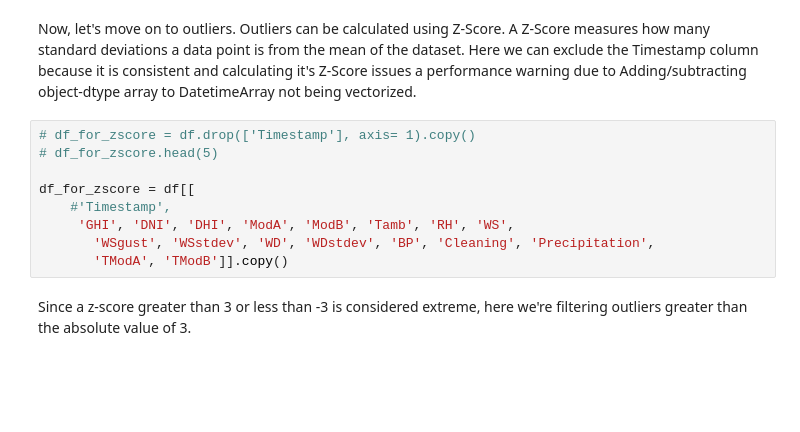
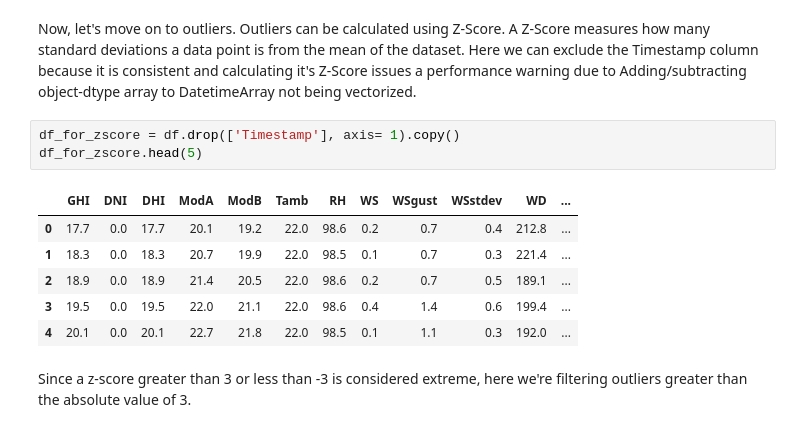
Before and after one commit to selamasnake/Kifiya-week-0, a Jupyter notebook: src/notebooks/sierraleone/data_preparation.ipynb, the cells around one changed output. Drawn from its saved outputs; the diff is of its cells as text; blank space fills up the shorter version.

```diff
--- a/src/notebooks/sierraleone/data_preparation.ipynb
+++ b/src/notebooks/sierraleone/data_preparation.ipynb
@@ -161,15 +147,16 @@ df.describe()
 #### Z-Score Analysis
 # %% [markdown]
 Now, let's move on to outliers. Outliers can be calculated using Z-Score. A Z-Score measures how many standard deviations a data point is from the mean of the dataset. Here we can exclude the Timestamp column because it is consistent and calculating it's Z-Score issues a performance warning due to Adding/subtracting object-dtype array to DatetimeArray not being vectorized.
-# %%
-# df_for_zscore = df.drop(['Timestamp'], axis= 1).copy()
-# df_for_zscore.head(5)
-
-df_for_zscore = df[[
-    #'Timestamp',
-     'GHI', 'DNI', 'DHI', 'ModA', 'ModB', 'Tamb', 'RH', 'WS',
-       'WSgust', 'WSstdev', 'WD', 'WDstdev', 'BP', 'Cleaning', 'Precipitation',
-       'TModA', 'TModB']].copy()
+# %%
+df_for_zscore = df.drop(['Timestamp'], axis= 1).copy()
+df_for_zscore.head(5)
+# %% [output]
+|  | GHI | DNI | DHI | ModA | ModB | Tamb | RH | WS | WSgust | WSstdev | WD | ... |
+| 0 | 17.7 | 0.0 | 17.7 | 20.1 | 19.2 | 22.0 | 98.6 | 0.2 | 0.7 | 0.4 | 212.8 | ... |
+| 1 | 18.3 | 0.0 | 18.3 | 20.7 | 19.9 | 22.0 | 98.5 | 0.1 | 0.7 | 0.3 | 221.4 | ... |
+| 2 | 18.9 | 0.0 | 18.9 | 21.4 | 20.5 | 22.0 | 98.6 | 0.2 | 0.7 | 0.5 | 189.1 | ... |
+| 3 | 19.5 | 0.0 | 19.5 | 22.0 | 21.1 | 22.0 | 98.6 | 0.4 | 1.4 | 0.6 | 199.4 | ... |
+| 4 | 20.1 | 0.0 | 20.1 | 22.7 | 21.8 | 22.0 | 98.5 | 0.1 | 1.1 | 0.3 | 192.0 | ... |
 # %% [markdown]
 Since a z-score greater than 3 or less than -3 is considered extreme, here we're filtering outliers greater than the absolute value of 3.
 # %%
```
Also changed, not shown: parts of 11 cells of this notebook, 2 other files.
